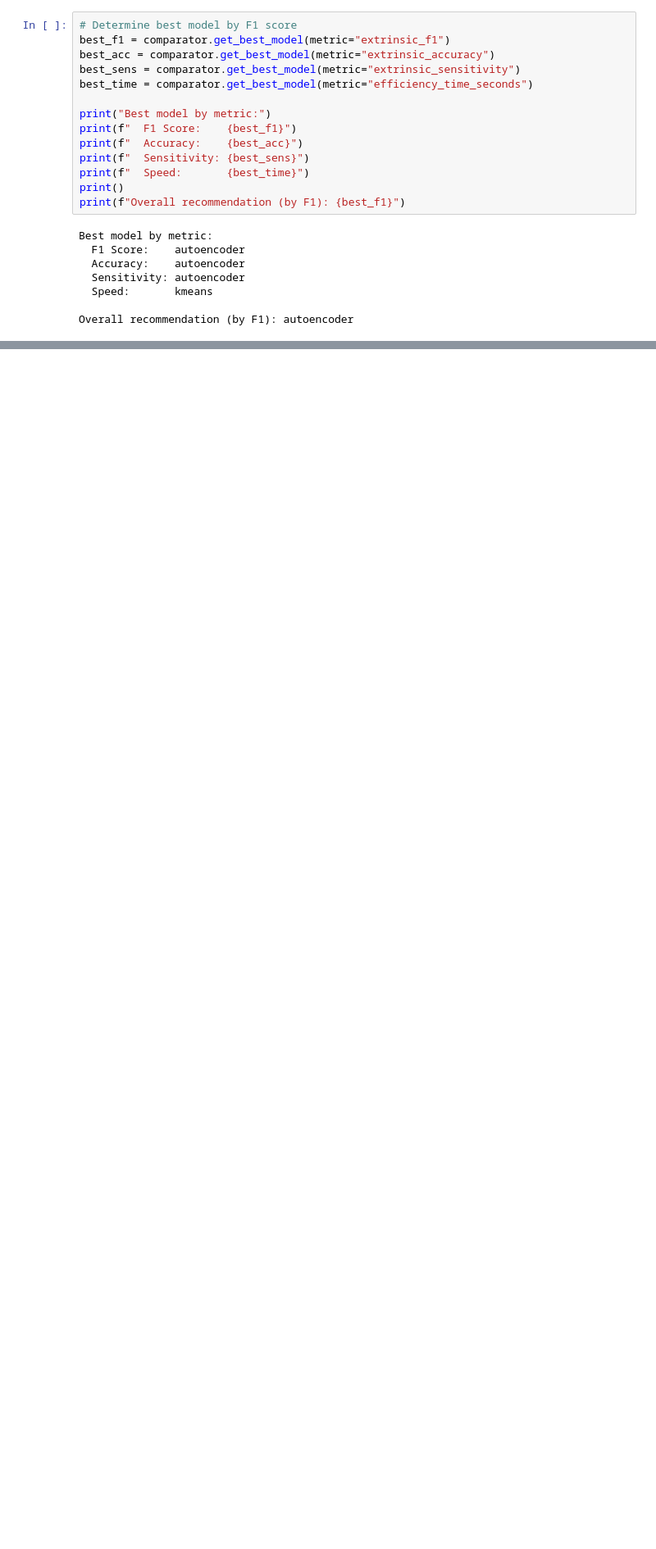
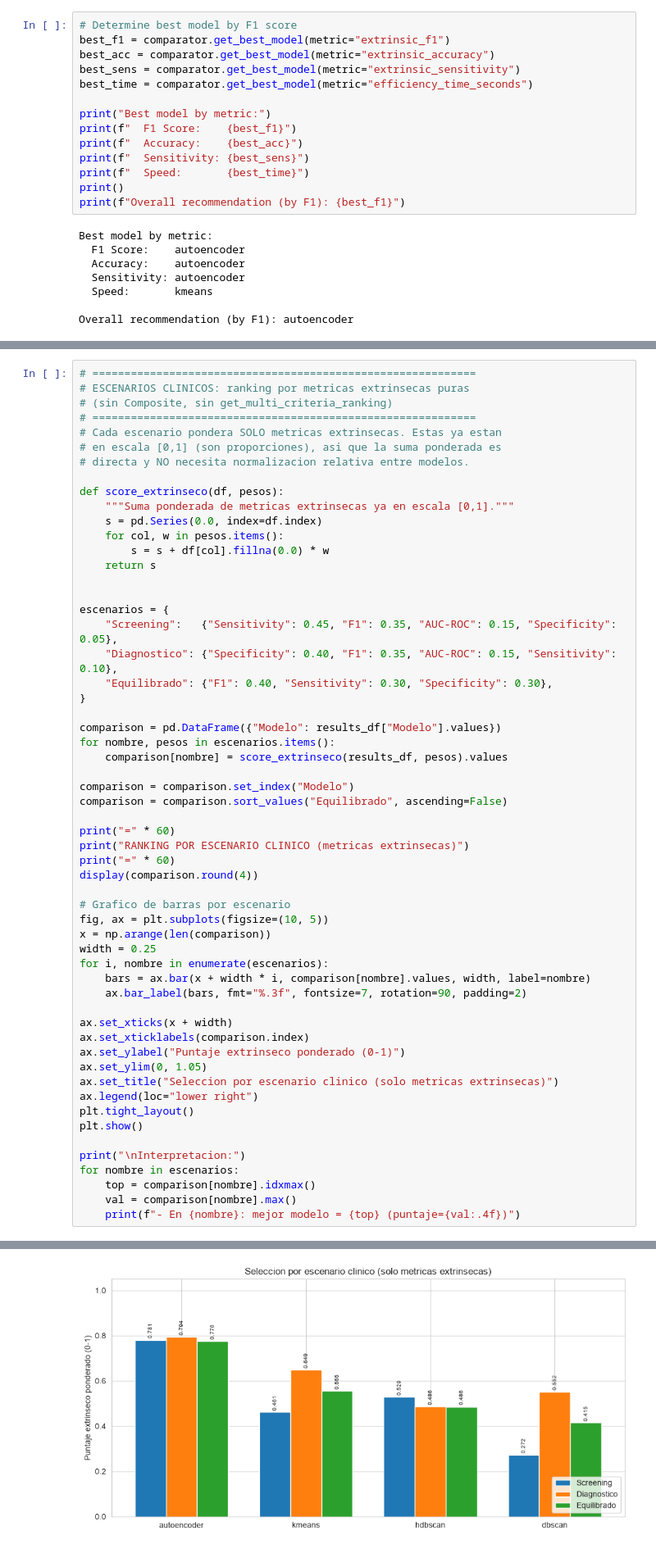
Before and after one commit to JDGarcia25/tfp-cardio-tesis, a Jupyter notebook: notebooks/05_evaluation.ipynb, the cells around one changed output, grey strips where cells are left out. Shown at 82% size. Cells and saved outputs as stored; diff of their text form; blank space fills up the shorter version.

Commit message:
quitamos el composite

```diff
--- a/notebooks/05_evaluation.ipynb
+++ b/notebooks/05_evaluation.ipynb
@@ -694,0 +601,58 @@ Interpretacion:
+# %%
+# ============================================================
+# ESCENARIOS CLINICOS: ranking por metricas extrinsecas puras
+# (sin Composite, sin get_multi_criteria_ranking)
+# ============================================================
+# Cada escenario pondera SOLO metricas extrinsecas. Estas ya estan
+# en escala [0,1] (son proporciones), asi que la suma ponderada es
+# directa y NO necesita normalizacion relativa entre modelos.
+
+def score_extrinseco(df, pesos):
+    """Suma ponderada de metricas extrinsecas ya en escala [0,1]."""
+    s = pd.Series(0.0, index=df.index)
+    for col, w in pesos.items():
+        s = s + df[col].fillna(0.0) * w
+    return s
+
+
+escenarios = {
+    "Screening":   {"Sensitivity": 0.45, "F1": 0.35, "AUC-ROC": 0.15, "Specificity": 0.05},
+    "Diagnostico": {"Specificity": 0.40, "F1": 0.35, "AUC-ROC": 0.15, "Sensitivity": 0.10},
+    "Equilibrado": {"F1": 0.40, "Sensitivity": 0.30, "Specificity": 0.30},
+}
+
+comparison = pd.DataFrame({"Modelo": results_df["Modelo"].values})
+for nombre, pesos in escenarios.items():
+    comparison[nombre] = score_extrinseco(results_df, pesos).values
+
+comparison = comparison.set_index("Modelo")
+comparison = comparison.sort_values("Equilibrado", ascending=False)
+
+print("=" * 60)
+print("RANKING POR ESCENARIO CLINICO (metricas extrinsecas)")
+print("=" * 60)
+display(comparison.round(4))
+
+# Grafico de barras por escenario
+fig, ax = plt.subplots(figsize=(10, 5))
+x = np.arange(len(comparison))
+width = 0.25
+for i, nombre in enumerate(escenarios):
+    bars = ax.bar(x + width * i, comparison[nombre].values, width, label=nombre)
+    ax.bar_label(bars, fmt="%.3f", fontsize=7, rotation=90, padding=2)
+
+ax.set_xticks(x + width)
+ax.set_xticklabels(comparison.index)
+ax.set_ylabel("Puntaje extrinseco ponderado (0-1)")
+ax.set_ylim(0, 1.05)
+ax.set_title("Seleccion por escenario clinico (solo metricas extrinsecas)")
+ax.legend(loc="lower right")
+plt.tight_layout()
+plt.show()
+
+print("\nInterpretacion:")
+for nombre in escenarios:
+    top = comparison[nombre].idxmax()
+    val = comparison[nombre].max()
+    print(f"- En {nombre}: mejor modelo = {top} (puntaje={val:.4f})")
+# %% [output]
@@ -694,0 +668 @@ Interpretacion:
+[figure, added]
```
Also changed, not shown: parts of 17 cells of this notebook, 3 other files.
